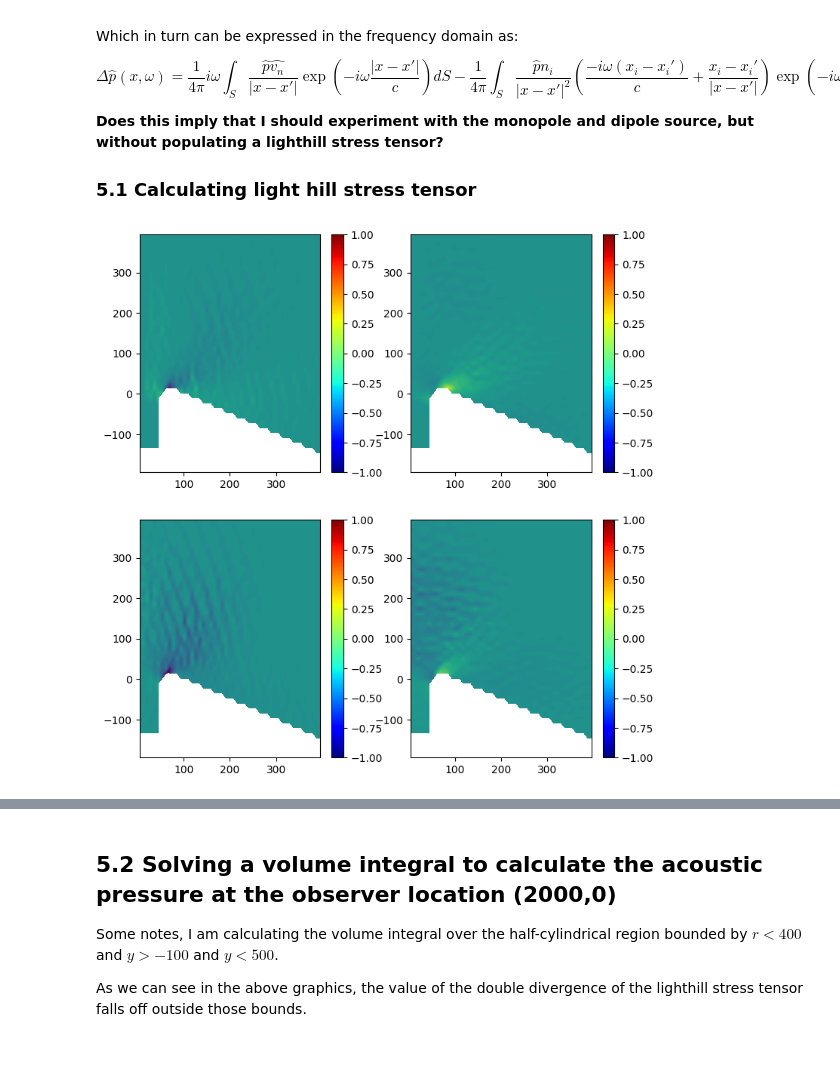
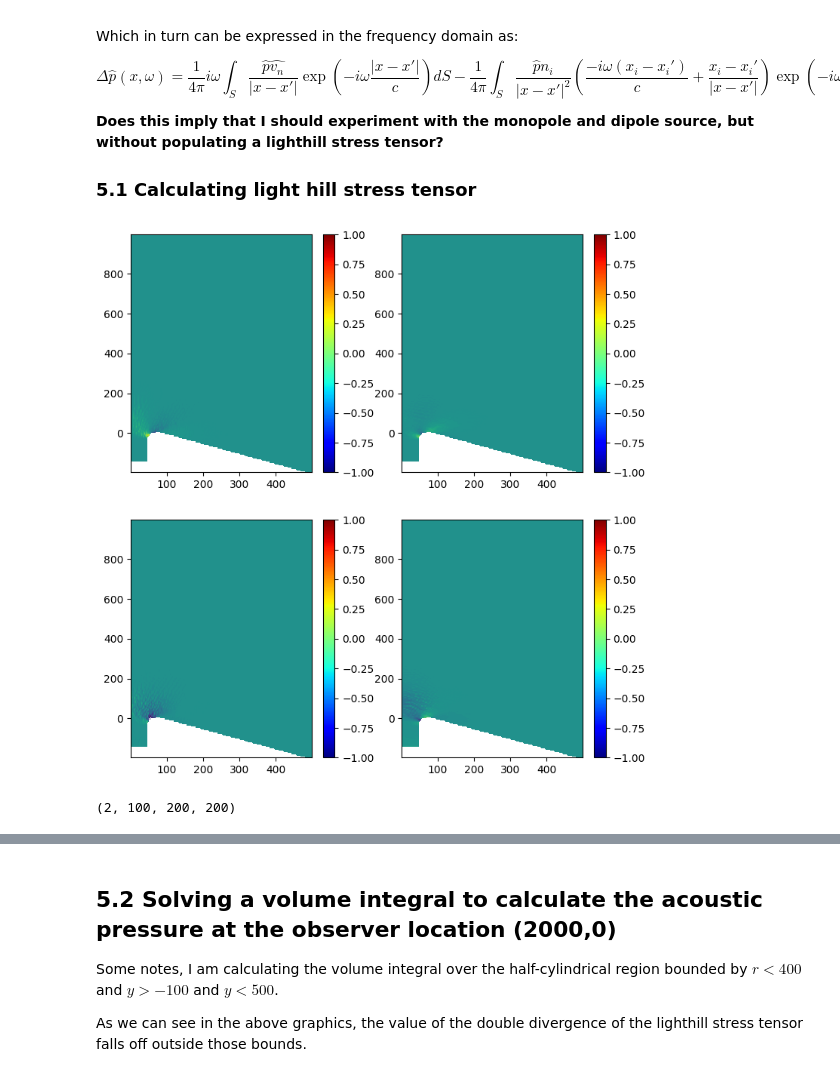
Before and after one commit to paxtonsc/volcano-sims, a Jupyter notebook: notebooks/2025.05.12.experiments.ipynb, the cells around one changed output, grey strips where cells are left out. Saved outputs shown, nothing was run; the diff lists cells and outputs as text; code cells hidden in the pictures.

```diff
--- a/notebooks/2025.05.12.experiments.ipynb
+++ b/notebooks/2025.05.12.experiments.ipynb
@@ -30,7 +30,7 @@ from helper_code.animate import animate_conduit_pressure
 import helper_code.infrasound as infrasound
 from matplotlib.animation import FuncAnimation
 
-folder_name = "eruption_model"
+folder_name = "simple_eruption_model"
 file_name = "tungurahua_rad_5_v25_conduit"
 iterations = 100
 # %% [output]
@@ -410,15 +402,15 @@ import numpy as np
 import matplotlib.tri as tri
 
 def solver_from_2D(dom, i):
-    solver_func = get_local_solver_from_index_func("eruption_model", f"test_infrasound_v26_atm{dom}")
+    solver_func = get_local_solver_from_index_func("simple_eruption_model", f"test_infrasound_v27_atm{dom}")
 
     return solver_func(i)
 
 # Prep interpolation grid
 solver0 = solver_from_2D(1, 0)
 physics = solver0.physics
-base_x = np.linspace(0, 400, 50)
-base_y = np.linspace(-200, 500, 70)
+base_x = np.linspace(0, 500, 200)
+base_y = np.linspace(-200, 1000, 200)
 mg_x, mg_y = np.meshgrid(base_x, base_y, indexing="xy")
 
 solver0_list = [solver_from_2D(dom_idx, 0) for dom_idx in [1,2,3]]
@@ -430,7 +422,7 @@ ind_partition = [np.where(tri.Triangulation(
   for solver in solver0_list]
 
 # List of file indices to read
-file_index_list = np.arange(0,100,1)
+file_index_list = np.arange(0,iterations,1)
 # %%
 # Allocate union (joining all times) U, in spatially-flattened shape
 U_union = np.nan * np.empty((file_index_list.size, *mg_x.ravel().shape, 8+physics.NDIMS))
@@ -507,37 +499,37 @@ dvdx = np.diff(v_foldy, axis=2) / dx
 # %%
 import matplotlib
 
-time_idx = 50
+time_idx = 30
 fig, ax = plt.subplots(2,2,figsize=(8.5,9))
 
 global_clims = (-5, 5)
 levels = np.linspace(-1, 1, 100)
 
 cf = ax[0,0].contourf(center_x, center_y, dudx[time_idx,:,:], levels=levels)
 sm = plt.cm.ScalarMappable(
   norm=matplotlib.colors.Normalize(vmin=cf.get_clim()[0], vmax=cf.get_clim()[1]),
   cmap=matplotlib.cm.jet)
 cb = plt.colorbar(sm, ax=ax[0,0])
 
 cf = ax[0,1].contourf(center_x, center_y, dudy[time_idx,:,:], levels=levels)
 sm = plt.cm.ScalarMappable(
   norm=matplotlib.colors.Normalize(vmin=cf.get_clim()[0], vmax=cf.get_clim()[1]),
   cmap=matplotlib.cm.jet)
 cb = plt.colorbar(sm, ax=ax[0,1])
 
 cf = ax[1,0].contourf(center_x, center_y, dvdx[time_idx,:,:], levels=levels)
 sm = plt.cm.ScalarMappable(
   norm=matplotlib.colors.Normalize(vmin=cf.get_clim()[0], vmax=cf.get_clim()[1]),
   cmap=matplotlib.cm.jet)
 cb = plt.colorbar(sm, ax=ax[1,0])
 
 cf = ax[1,1].contourf(center_x, center_y, dvdy[time_idx,:,:], levels=levels)
 sm = plt.cm.ScalarMappable(
   norm=matplotlib.colors.Normalize(vmin=cf.get_clim()[0], vmax=cf.get_clim()[1]),
   cmap=matplotlib.cm.jet)
 cb = plt.colorbar(sm, ax=ax[1,1])
 # %% [output]
-[figure, old version]
+[figure, new version]
 # %%
 mg_c0 = mg_c[0,...]
 # Grid-center coordinates
@@ -552,6 +544,27 @@ T00_nonlinear = mg_p - mg_c0*mg_c0 * mg_rho
 T01_nonlinear = np.zeros_like(mg_rho)
 T10_nonlinear = np.zeros_like(mg_rho)
 T11_nonlinear = mg_p - mg_c0*mg_c0 * mg_rho
+# %%
+Nt, Nx, Ny = mg_p.shape
+
+# Central differences using np.diff (second difference)
+d_p_dx0 = np.diff(mg_p, n=2, axis=1) / (2 * dx[0, 0])
+d_p_dx1 = np.diff(mg_p, n=2, axis=2) / (2 * dy[0, 0])
+d_rho_dx0 = np.diff(mg_rho, n=2, axis=1) / (2 * dx[0, 0])
+d_rho_dx1 = np.diff(mg_rho, n=2, axis=2) / (2 * dy[0, 0])
+
+# Pad arrays to restore original shape (Nx, Ny)
+diTij_nonlinear = np.zeros((2, Nt, Nx, Ny))
+
+d_c0_dx0 = np.diff(mg_c0, n=2, axis=0) / (2 * dx[0, 0])
+d_c0_dx1 = np.diff(mg_c0, n=2, axis=1) / (2 * dy[0, 0])
+diTij_nonlinear[0, :, 1:-1, :] = d_p_dx0 - mg_c0[1:-1, :]**2 * d_rho_dx0 - 2 * mg_c0[1:-1, :] * mg_rho[:, 1:-1, :] * d_c0_dx0
+diTij_nonlinear[1, :, :, 1:-1] = d_p_dx1 - mg_c0[:, 1:-1]**2 * d_rho_dx1 - 2 * mg_c0[:, 1:-1] * mg_rho[:, :, 1:-1] * d_c0_dx1
+
+
+diTij_nonlinear.shape
+# %% [output]
+(2, 100, 200, 200)
 # %%
 # Mixed derivative (symmetric)
 d2T01 = (np.diff(np.diff(T01_nonlinear, axis=-1), axis=-2) / dx) / dy
```
Also changed, not shown: parts of 24 cells of this notebook, 1 other file.
